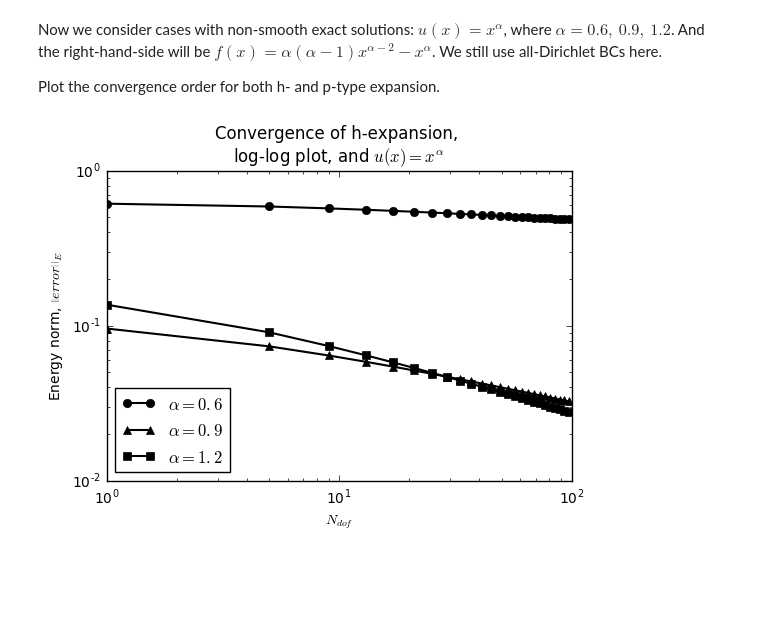
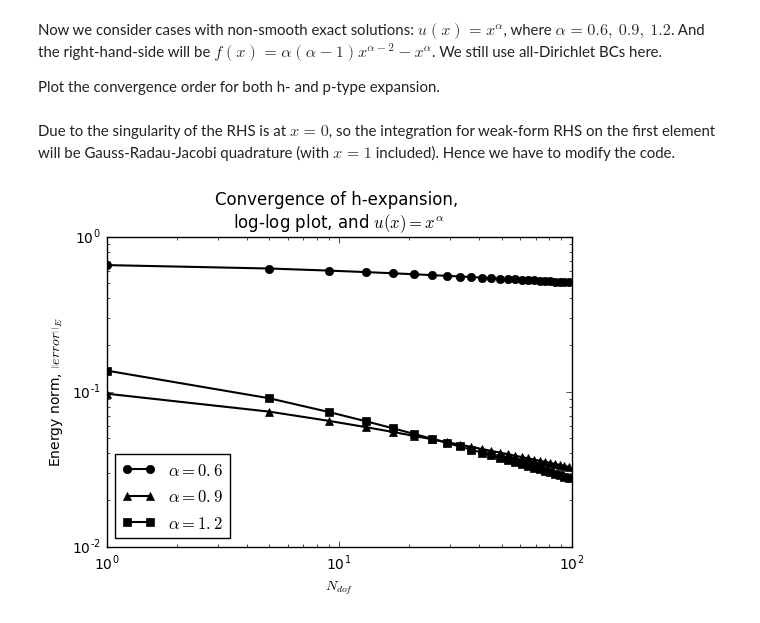
Before and after one commit to piyueh/SEM-Toolbox, a Jupyter notebook: solutions/chapter02/exercise05.ipynb, the cells around one changed output. Saved outputs shown, nothing was run; the diff lists cells and outputs as text; code cells hidden in the pictures; blank space fills up the shorter version.

```diff
--- a/solutions/chapter02/exercise05.ipynb
+++ b/solutions/chapter02/exercise05.ipynb
@@ -157,3 +159,5 @@ pyplot.legend(loc=0);
 Now we consider cases with non-smooth exact solutions: $u(x) = x^{\alpha}$, where $\alpha=0.6,\ 0.9,\ 1.2$. And the right-hand-side will be $f(x) = \alpha(\alpha-1)x^{\alpha-2}-x^{\alpha}$. We still use all-Dirichlet BCs here.
 
 Plot the convergence order for both h- and p-type expansion.
+# %% [markdown]
+Due to the singularity of the RHS is at $x=0$, so the integration for weak-form RHS on the first element will be Gauss-Radau-Jacobi quadrature (with $x=1$ included). Hence we have to modify the code.
@@ -160,27 +204,25 @@ Plot the convergence order for both h- and p-type expansion.
 # %%
 N = numpy.array([2 + 4 * i for i in range(25)])
-P = numpy.array([1, 3, 5, 7, 9, 11, 13, 15])
+P = numpy.array([1 + 2 * i for i in range(11)])
 
 Alpha = [0.6, 0.9, 1.2]
-Ndof = numpy.empty((2, 3), dtype=numpy.ndarray)
-err = numpy.empty((2, 3), dtype=numpy.ndarray)
+Ndof = numpy.empty(3, dtype=dict)
+err = numpy.empty(3, dtype=dict)
 
 for i, alpha in enumerate(Alpha):
     exact = lambda x: x**alpha
     d_exact = lambda x: alpha * (x**(alpha-1))
     f = lambda x: alpha * (alpha - 1) * (x**(alpha-2)) - x**alpha
-
-    Ndof[0][i], err[0][i], Ndof[1][i], err[1][i] = \
-        exercise_wrapper(N, P, f, exact, d_exact, [0., 1])
+    Ndof[i], err[i] = ex_wrapper(N, P, f, exact, d_exact, [0, 1])
 # %%
-pyplot.loglog(Ndof[0][0], err[0][0], 'ko-', lw=1.5, label=r"$\alpha=0.6$")
-pyplot.loglog(Ndof[0][1], err[0][1], 'k^-', lw=1.5, label=r"$\alpha=0.9$")
-pyplot.loglog(Ndof[0][2], err[0][2], 'ks-', lw=1.5, label=r"$\alpha=1.2$")
+pyplot.loglog(Ndof[0]["h"], err[0]["h"], 'ko-', lw=1.5, label=r"$\alpha=0.6$")
+pyplot.loglog(Ndof[1]["h"], err[1]["h"], 'k^-', lw=1.5, label=r"$\alpha=0.9$")
+pyplot.loglog(Ndof[2]["h"], err[2]["h"], 'ks-', lw=1.5, label=r"$\alpha=1.2$")
 pyplot.title("Convergence of h-expansion, \nlog-log plot, and " +
              r"$u(x)=x^{\alpha}$")
 pyplot.xlabel(r"$N_{dof}$")
 pyplot.ylabel(r"Energy norm, $\left|\left|error\right|\right|_E$")
 pyplot.legend(loc=0);
 # %% [output]
-[figure, old version]
+[figure, new version]
 # %%
```
Also changed, not shown: parts of 10 cells of this notebook.
